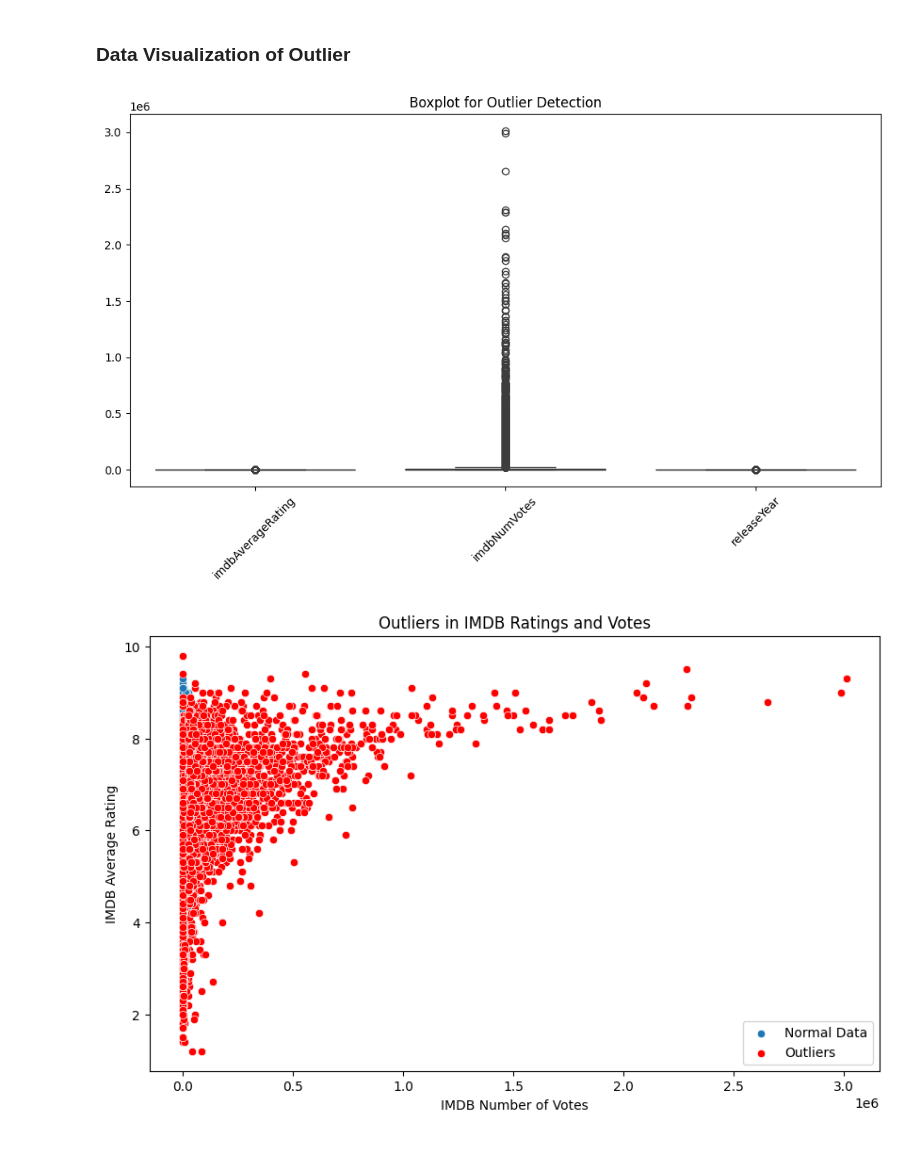
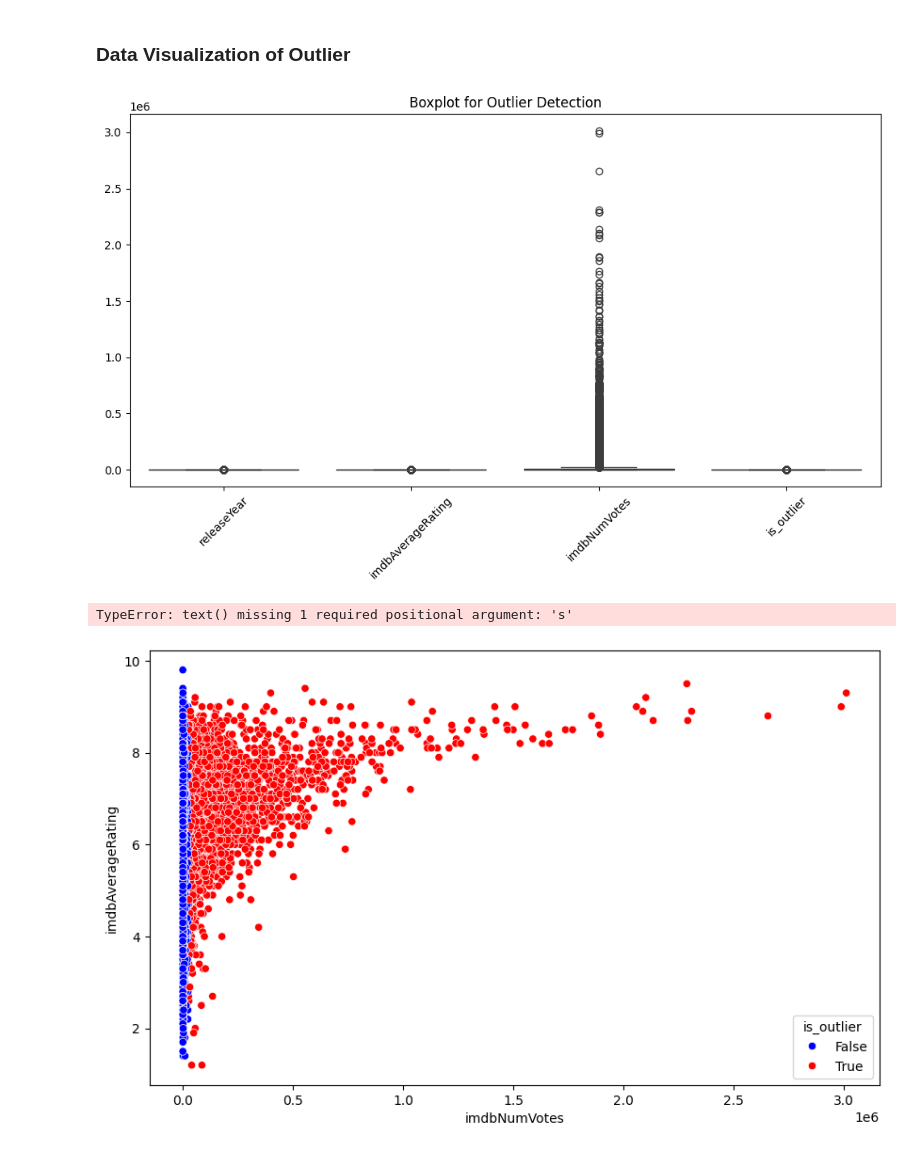
Before and after one commit to ThisIsJM/ML-task-2, a Jupyter notebook: main.ipynb, the cells around one changed output. Drawn from its saved outputs; the diff is of its cells as text; code cells hidden in the pictures.

Commit message:
fix IQR outlier and scatterplot

```diff
--- a/main.ipynb
+++ b/main.ipynb
@@ -40,12 +36,14 @@ from scipy.stats import zscore
 df = pd.read_csv("data.csv")
 
 # Select numeric columns for outlier detection
-numeric_cols = ["imdbAverageRating", "imdbNumVotes", "releaseYear"]
-df_numeric = df[numeric_cols]
+df_numeric = df.select_dtypes(include='number')
 
 # Display dataset info and summary
 print(df.info())
 print(df.describe())
+
+# Selecting numeric columns
+df_numeric = df.select_dtypes(include='number')
 # %% [output]
 <class 'pandas.core.frame.DataFrame'>
 RangeIndex: 20877 entries, 0 to 20876
@@ -82,14 +75,20 @@ Index: []
 # %% [markdown]
 ### Outliers Detected using IQR
 # %%
-Q1 = df_numeric.quantile(0.25)
-Q3 = df_numeric.quantile(0.75)
+# Calculate Q1 (25th percentile) and Q3 (75th percentile) for imdbNumVotes
+Q1 = df_numeric['imdbNumVotes'].quantile(0.25)
+Q3 = df_numeric['imdbNumVotes'].quantile(0.75)
 IQR = Q3 - Q1
+
+# Define outlier boundaries as scalar values
 lower_bound = Q1 - 1.5 * IQR
 upper_bound = Q3 + 1.5 * IQR
 
-outliers_iqr = (df_numeric < lower_bound) | (df_numeric > upper_bound)
-df_outliers_iqr = df[outliers_iqr.any(axis=1)]
+# Identify outliers
+df_numeric['is_outlier'] = (df_numeric['imdbNumVotes'] < lower_bound) | (df_numeric['imdbNumVotes'] > upper_bound)
+
+# Extract rows with outliers
+df_outliers_iqr = df[df_numeric['is_outlier']]
 
 print("\nOutliers detected using IQR:")
 print(df_outliers_iqr)
@@ -116,23 +115,38 @@ Outliers detected using IQR:
 # %%
 # Boxplot Visualization
 plt.figure(figsize=(12, 6))
 sns.boxplot(data=df_numeric)
 plt.xticks(rotation=45)
 plt.title("Boxplot for Outlier Detection")
 plt.show()
 
 # Scatter Plot with Outliers Highlighted
-outlier_indices = df_outliers_iqr.index
+# Scatter plot
 plt.figure(figsize=(10, 6))
-sns.scatterplot(x=df["imdbNumVotes"], y=df["imdbAverageRating"], label="Normal Data")
-sns.scatterplot(x=df.loc[outlier_indices, "imdbNumVotes"],
-                y=df.loc[outlier_indices, "imdbAverageRating"],
-                color='red', label="Outliers")
-plt.xlabel("IMDB Number of Votes")
-plt.ylabel("IMDB Average Rating")
-plt.legend()
-plt.title("Outliers in IMDB Ratings and Votes")
+sns.scatterplot(
+    data=df_numeric,
+    x='imdbNumVotes', y='imdbAverageRating',
+    hue='is_outlier',  # Color by outlier status
+    palette={True: 'red', False: 'blue'},  # Red for outliers, blue for non-outliers
+    legend='brief'
+)
+
+# Highlight outliers with annotations
+for i in range(len(df_numeric)):
+    if df_numeric['is_outlier'].iloc[i]:
+        plt.text(
+            df_numeric['imdbNumVotes'].iloc[i],
+            df_numeric['imdbAverageRating'].iloc[i],
+            fontsize=9,
+            ha='right'
+        )
+
+plt.title('IMDb Ratings vs. Number of Votes (Outliers Highlighted)')
+plt.xlabel('Number of Votes')
+plt.ylabel('Average Rating')
+plt.legend(title='Outlier', labels=['No', 'Yes'])
 plt.show()
 # %% [output]
-[figure, old version]
+[figure, new version]
+TypeError: text() missing 1 required positional argument: 's'
-[figure, old version]
+[figure, new version]
```
Also changed, not shown: parts of 3 cells of this notebook.
